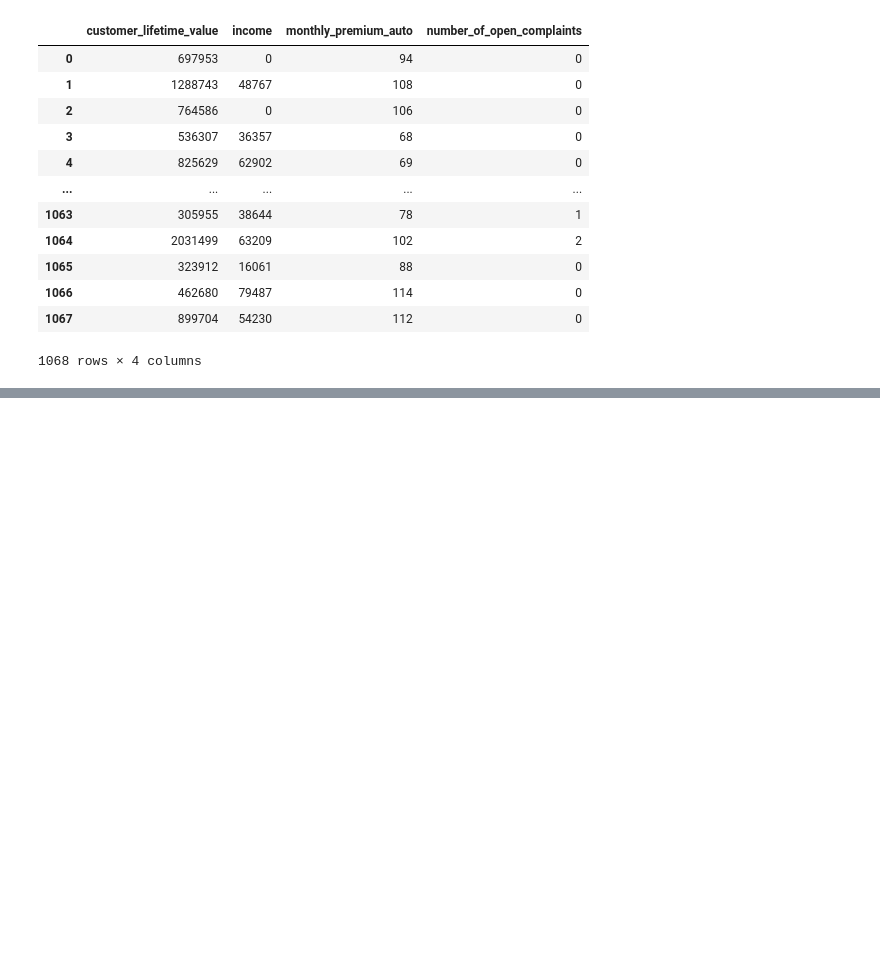
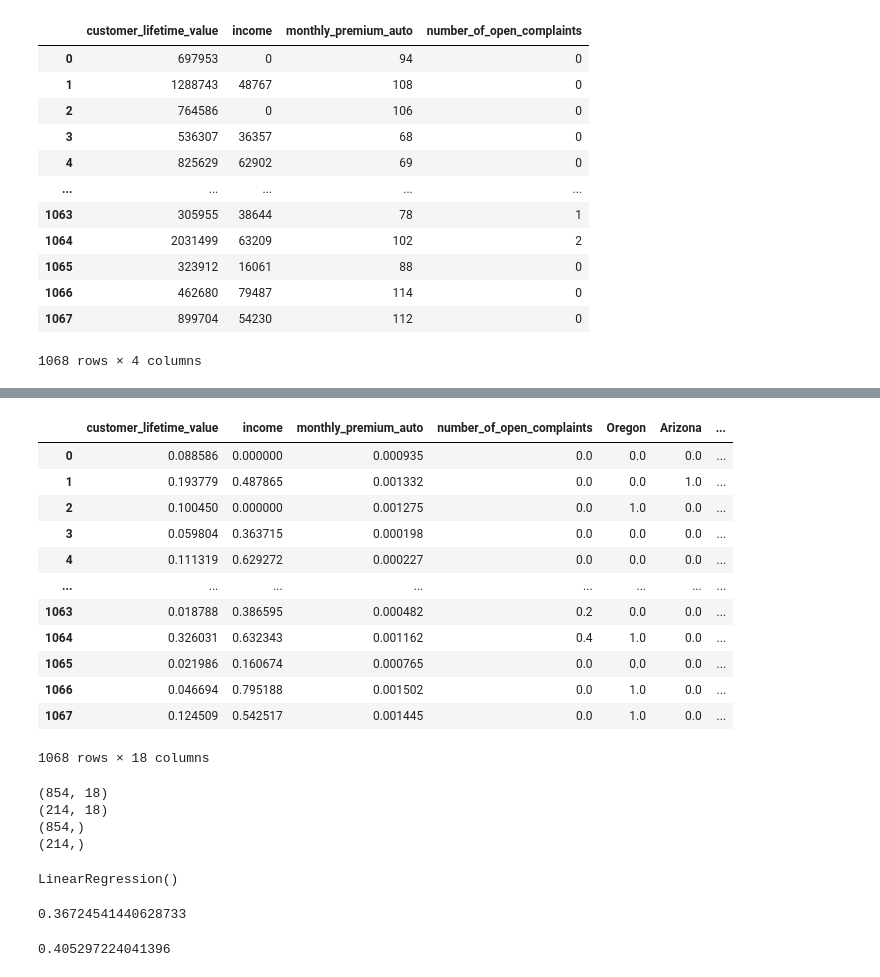
Before and after one commit to data-bootcamp-v4/lab-dw-data-cleaning-and-formatting, a Jupyter notebook: customer-analysis-round-4.ipynb, the cells around one changed output, grey strips where cells are left out. Cells and saved outputs as stored; diff of their text form; code cells hidden in the pictures; blank space fills up the shorter version.

```diff
--- a/customer-analysis-round-4.ipynb
+++ b/customer-analysis-round-4.ipynb
@@ -167,0 +209,7 @@ pd.DataFrame(x_normalized, columns=X.columns)
+# %%
+# gender is encoded
+encoder = OneHotEncoder(drop='first').fit(X_cat[['gender']])
+print(encoder.categories_)
+encoded = encoder.transform(X_cat[['gender']]).toarray()
+print(encoded)
+onehot_encoded_gender = pd.DataFrame(encoded,columns=['M'])
@@ -167,0 +225,7 @@ pd.DataFrame(x_normalized, columns=X.columns)
+# %%
+# One Hot/Label Encoding (categorical) education
+encoder = OneHotEncoder(drop='first').fit(X_cat[['education']])
+print(encoder.categories_)
+encoded = encoder.transform(X_cat[['education']]).toarray()
+print(encoded)
+onehot_encoded_education = pd.DataFrame(encoded,columns=['College','High School or Below','Master','Doctor'])
@@ -167,0 +242,8 @@ pd.DataFrame(x_normalized, columns=X.columns)
+# %%
+# policy type is encoded
+encoder = OneHotEncoder(drop='first').fit(X_cat[['policy_type']])
+print(encoder.categories_)
+encoded = encoder.transform(X_cat[['policy_type']]).toarray()
+print(encoded)
+onehot_encoded_policy_type = pd.DataFrame(encoded,columns=['Personal Auto','Special Auto'])
+onehot_encoded.head(20)
@@ -167,0 +276,7 @@ pd.DataFrame(x_normalized, columns=X.columns)
+# %%
+# One Hot/Label Encoding (categorical). vehicle class
+encoder = OneHotEncoder(drop='first').fit(X_cat[['vehicle_class']])
+print(encoder.categories_)
+encoded = encoder.transform(X_cat[['vehicle_class']]).toarray()
+print(encoded)
+onehot_encoded_vehicle_class = pd.DataFrame(encoded,columns=['Two-Door Car','SUV','Luxury'])
@@ -167,0 +292,17 @@ pd.DataFrame(x_normalized, columns=X.columns)
+# %%
+X = pd.concat([x_normalized, onehot_encoded_state, onehot_encoded_gender, onehot_encoded_education,onehot_encoded_policy_type, onehot_encoded_vehicle_class], axis=1)
+X
+# %% [output]
+|  | customer_lifetime_value | income | monthly_premium_auto | number_of_open_complaints | Oregon | Arizona | ... |
+| 0 | 0.088586 | 0.000000 | 0.000935 | 0.0 | 0.0 | 0.0 | ... |
+| 1 | 0.193779 | 0.487865 | 0.001332 | 0.0 | 0.0 | 1.0 | ... |
+| 2 | 0.100450 | 0.000000 | 0.001275 | 0.0 | 1.0 | 0.0 | ... |
+| 3 | 0.059804 | 0.363715 | 0.000198 | 0.0 | 0.0 | 0.0 | ... |
+| 4 | 0.111319 | 0.629272 | 0.000227 | 0.0 | 0.0 | 0.0 | ... |
+| ... | ... | ... | ... | ... | ... | ... | ... |
+| 1063 | 0.018788 | 0.386595 | 0.000482 | 0.2 | 0.0 | 0.0 | ... |
+| 1064 | 0.326031 | 0.632343 | 0.001162 | 0.4 | 1.0 | 0.0 | ... |
+| 1065 | 0.021986 | 0.160674 | 0.000765 | 0.0 | 0.0 | 0.0 | ... |
+| 1066 | 0.046694 | 0.795188 | 0.001502 | 0.0 | 1.0 | 0.0 | ... |
+| 1067 | 0.124509 | 0.542517 | 0.001445 | 0.0 | 1.0 | 0.0 | ... |
+1068 rows × 18 columns
@@ -167,0 +315,28 @@ pd.DataFrame(x_normalized, columns=X.columns)
+# %%
+print(X_train.shape)
+print(X_test.shape)
+print(y_train.shape)
+print(y_test.shape)
+# %% [output]
+(854, 18)
+(214, 18)
+(854,)
+(214,)
+# %%
+from sklearn import linear_model
+
+lm = linear_model.LinearRegression()
+lm.fit(X_train,y_train)
+# %% [output]
+LinearRegression()
+# %%
+from sklearn.metrics import r2_score
+predictions = lm.predict(X_train)
+r2_score(y_train, predictions)
+# %% [output]
+0.36724541440628733
+# %%
+predictions_test = lm.predict(X_test)
+r2_score(y_test, predictions_test)
+# %% [output]
+0.405297224041396
```
Also changed, not shown: parts of 14 cells of this notebook.
